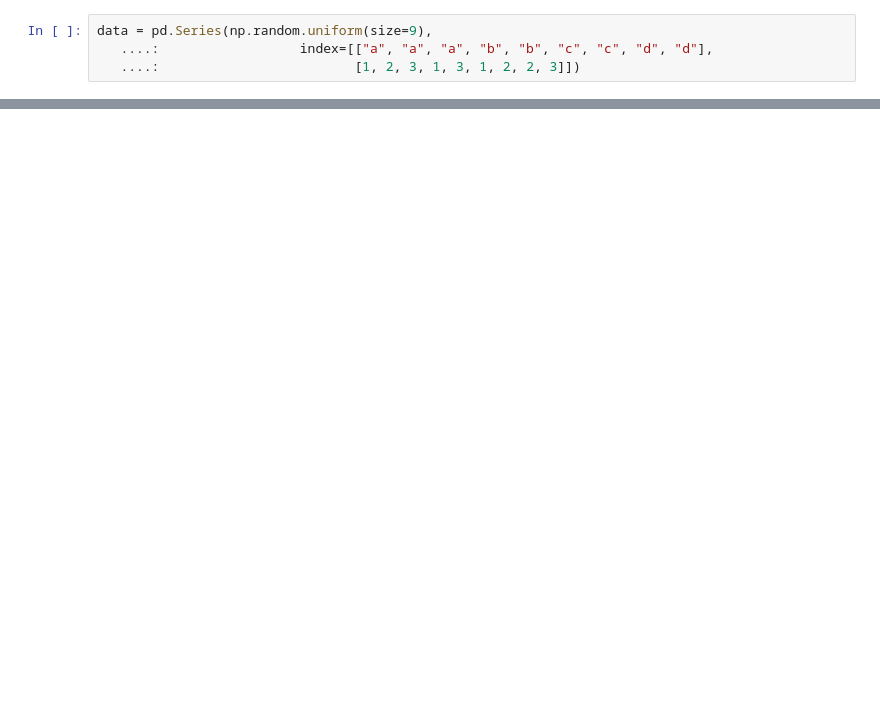
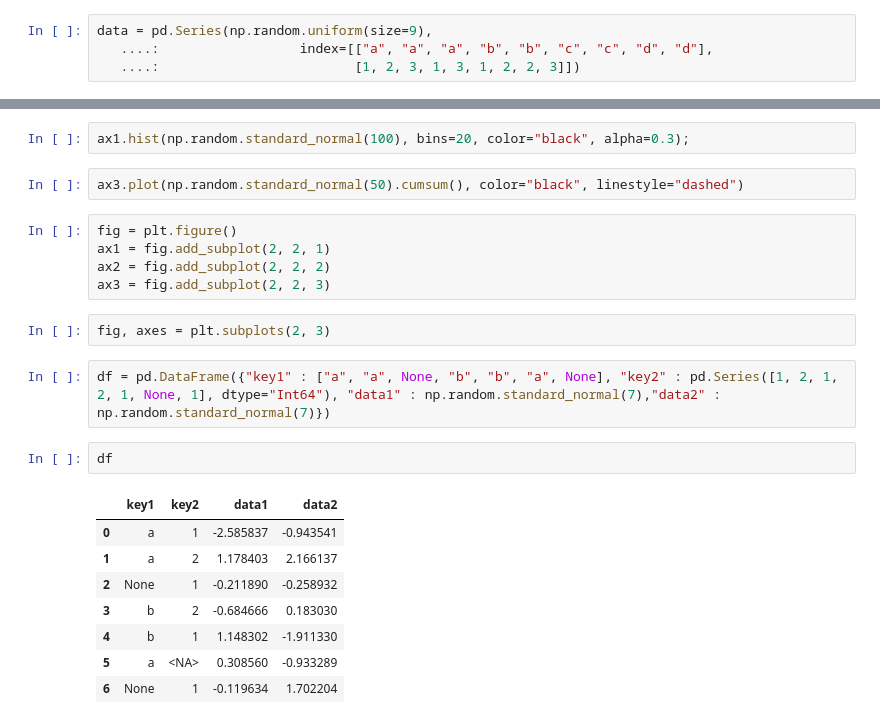
Before and after one commit to danduardo/pydata-book, a Jupyter notebook: Wes_Mc.ipynb, the cells around one changed output, grey strips where cells are left out. Saved outputs shown, nothing was run; the diff lists cells and outputs as text; blank space fills up the shorter version.

```diff
--- a/Wes_Mc.ipynb
+++ b/Wes_Mc.ipynb
@@ -183,0 +202,24 @@ dtype: float64
+# %%
+ax1.hist(np.random.standard_normal(100), bins=20, color="black", alpha=0.3);
+# %%
+ax3.plot(np.random.standard_normal(50).cumsum(), color="black", linestyle="dashed")
+# %%
+fig = plt.figure()
+ax1 = fig.add_subplot(2, 2, 1)
+ax2 = fig.add_subplot(2, 2, 2)
+ax3 = fig.add_subplot(2, 2, 3)
+# %%
+fig, axes = plt.subplots(2, 3)
+# %%
+df = pd.DataFrame({"key1" : ["a", "a", None, "b", "b", "a", None], "key2" : pd.Series([1, 2, 1, 2, 1, None, 1], dtype="Int64"), "data1" : np.random.standard_normal(7),"data2" : np.random.standard_normal(7)})
+# %%
+df
+# %% [output]
+|  | key1 | key2 | data1 | data2 |
+| 0 | a | 1 | -2.585837 | -0.943541 |
+| 1 | a | 2 | 1.178403 | 2.166137 |
+| 2 | None | 1 | -0.211890 | -0.258932 |
+| 3 | b | 2 | -0.684666 | 0.183030 |
+| 4 | b | 1 | 1.148302 | -1.911330 |
+| 5 | a | <NA> | 0.308560 | -0.933289 |
+| 6 | None | 1 | -0.119634 | 1.702204 |
```
Also changed, not shown: parts of 121 cells of this notebook.
